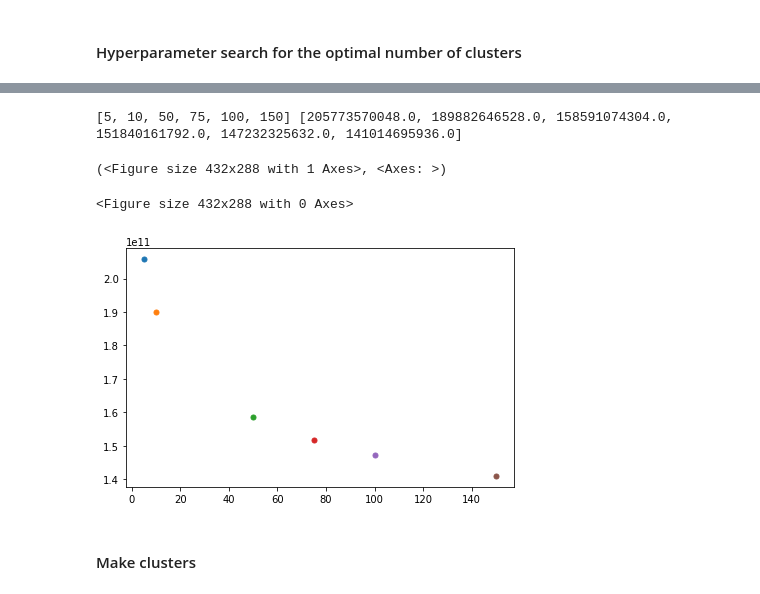
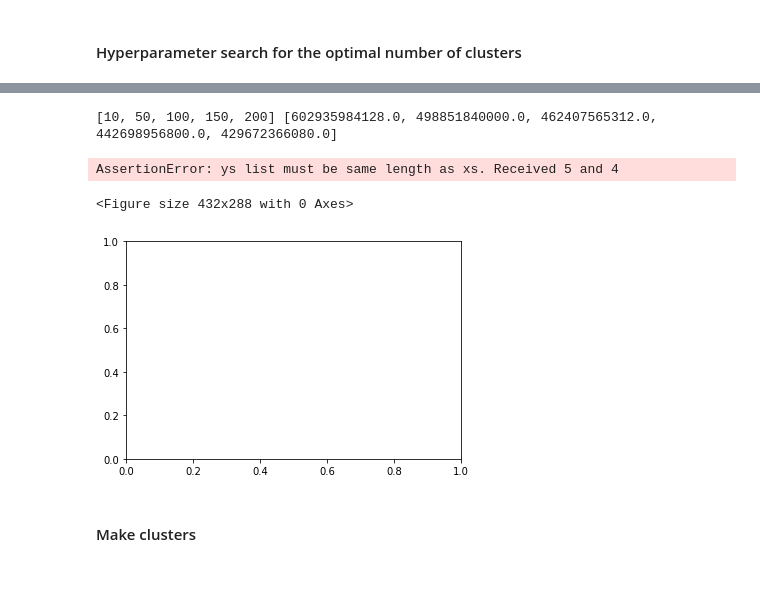
Before and after one commit to allisonchen23/explain-alignment, a Jupyter notebook: ade20k_sift.ipynb, the cells around one changed output, grey strips where cells are left out. Drawn from its saved outputs; the diff is of its cells as text; code cells hidden in the pictures.

Commit message:
added notebooks to run sift on CIFAR10, sift on ADE20k, hparam search for CIFARO10 sift

```diff
--- a/cifar10.ipynb
+++ b/ade20k_sift.ipynb
@@ -29,7 +29,13 @@ from setup_cifar10 import setup_cifar10
 # import cv2
 # print(cv2.__version__)
 # %%
-cifar10_save_dir = os.path.join('saved', 'cifar10')
-processed_cifar_dir = 'data/cifar10-processed'
+ade20k_images_dir = os.path.join('broden', 'images', 'ade20k')
+ade20_path = 'data/ade20k/full_ade20k_imagelabels.pth'
 
-ensure_dir(cifar10_save_dir)
+ade_20k_paths = torch.load(ade20_path)
+ade20k_train_paths = ade_20k_paths['train']
+ade20k_val_paths = ade_20k_paths['val']
+ade20k_test_paths = ade_20k_paths['test']
+
+ade20k_sift_save_dir = 'saved/ADE20K/sift/'
+ensure_dir(ade20k_sift_save_dir)
@@ -261,8 +269,9 @@ Saved keypoints & descriptors from train and test to saved/cifar10/sift_128_128/
 # %% [markdown]
 ### Cluster the feature descriptors
 # %%
-sift_data_path = 'saved/cifar10/sift_{}_{}/sift_keypoints_descriptors.pth'.format(
-    RESIZE[0], RESIZE[1])
+sift_data_path = os.path.join(ade20k_sift_save_dir,
+                              'sift_{}_{}_sigma{}'.format(RESIZE[0], RESIZE[1], sigma),
+                              'sift_keypoints_descriptors.pth')
 sift_data = torch.load(sift_data_path)
 train_descriptors = sift_data['train']['descriptors']
 flat_train_descriptors = np.concatenate(train_descriptors, axis=0)
@@ -272,8 +281,8 @@ print(flat_train_descriptors.shape)
 # %% [markdown]
 #### Hyperparameter search for the optimal number of clusters
 # %%
-ks = [5, 10, 50, 75, 100, 150]
-n_init = 10
+ks = [10, 50, 100, 150, 200]
+n_init = 1
 inertias = []
 
 for k in ks:
@@ -294,13 +322,13 @@ Calculating k-means for k=75
 # %%
 print(ks, inertias)
 plot(
-    xs=ks,
+    xs=ks[:-1],
     ys=inertias)
 # %% [output]
-[5, 10, 50, 75, 100, 150] [205773570048.0, 189882646528.0, 158591074304.0, 151840161792.0, 147232325632.0, 141014695936.0]
+[10, 50, 100, 150, 200] [602935984128.0, 498851840000.0, 462407565312.0, 442698956800.0, 429672366080.0]
-(<Figure size 432x288 with 1 Axes>, <Axes: >)
+AssertionError: ys list must be same length as xs. Received 5 and 4
 <Figure size 432x288 with 0 Axes>
-[figure, old version]
+[figure, new version]
 # %% [markdown]
 #### Make clusters
 # %%
```
Also changed, not shown: parts of 11 cells of this notebook, 10 other files.
